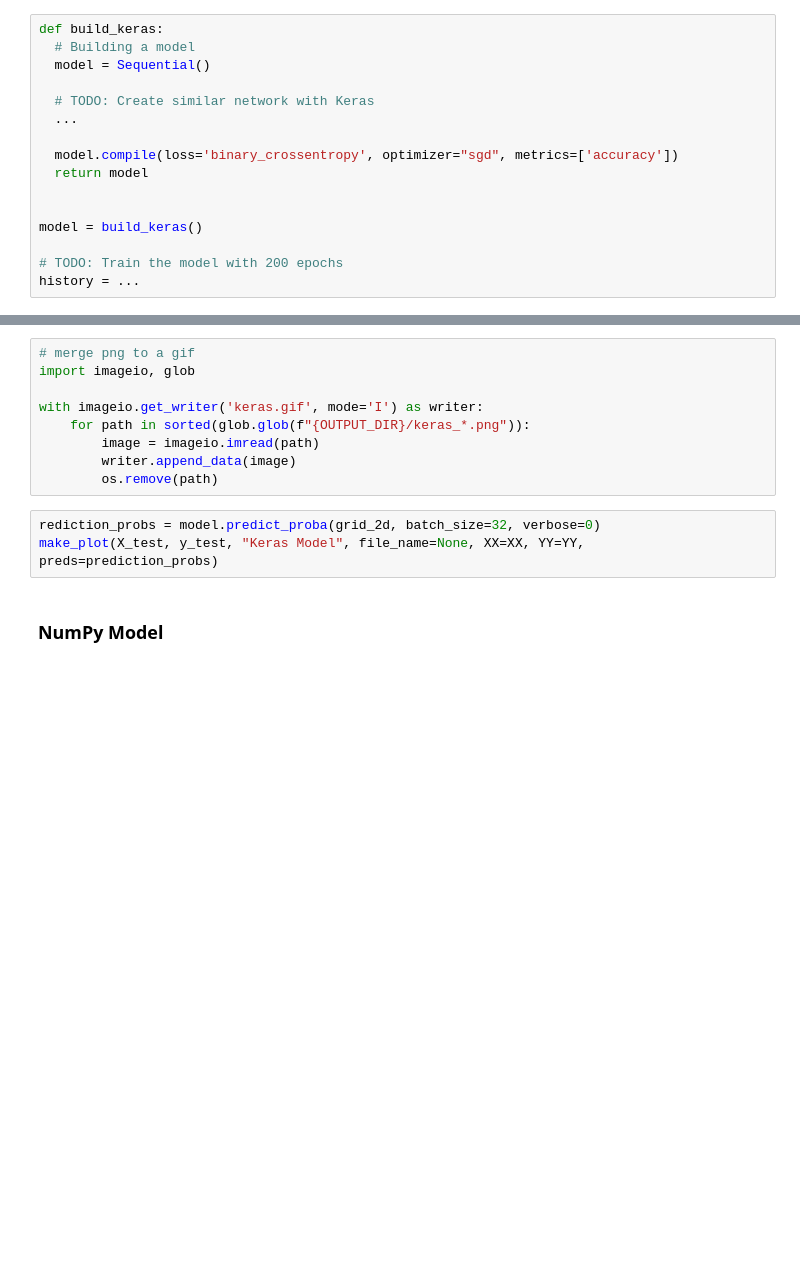
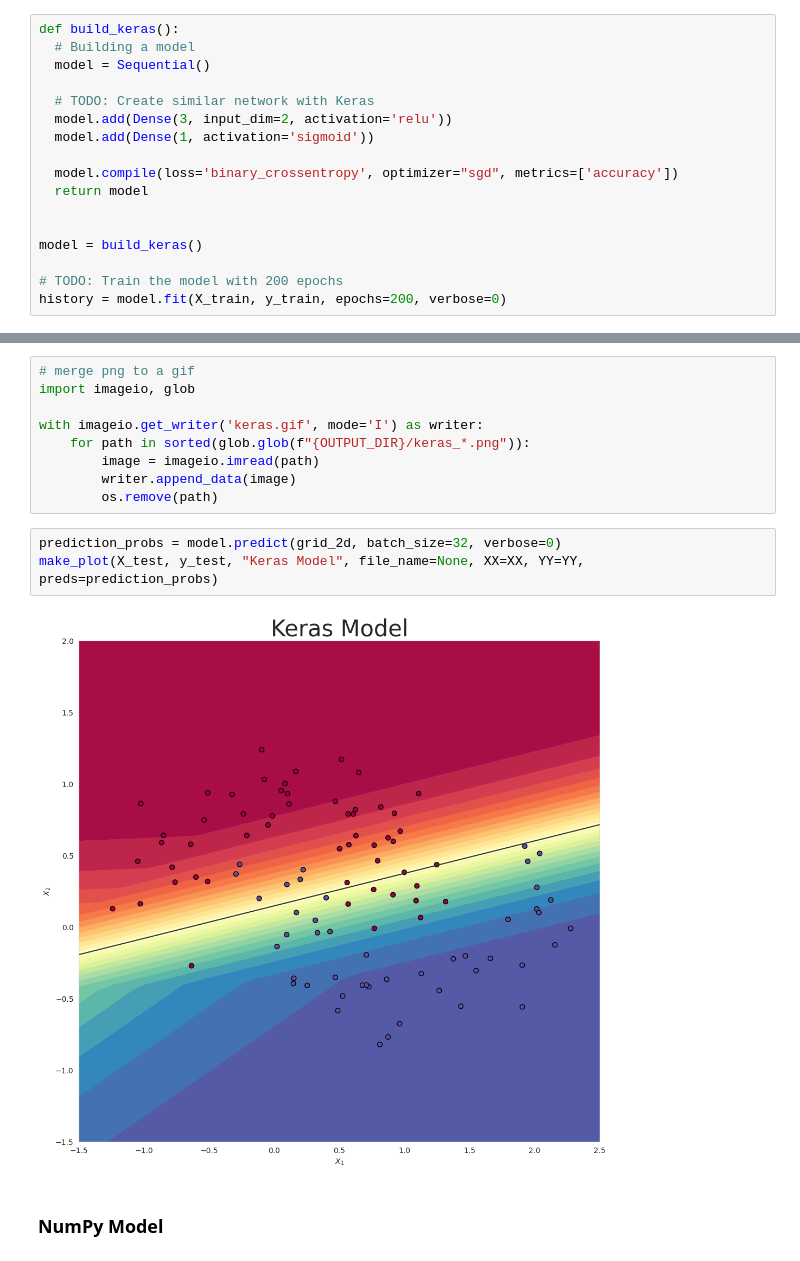
Before and after one commit to peenalGupta/Data-Analytics-3-Labs, a Jupyter notebook: 04_Backward_Propagation_with_NumPy.ipynb, the cells around one changed output, grey strips where cells are left out. Saved outputs shown, nothing was run; the diff lists cells and outputs as text; blank space fills up the shorter version.

```diff
--- a/04_Backward_Propagation_with_NumPy.ipynb
+++ b/04_Backward_Propagation_with_NumPy.ipynb
@@ -538,12 +544,13 @@ Test set accuracy: 0.98 - David
 # %% [markdown]
 ### Keras model
 # %%
-def build_keras:
+def build_keras():
   # Building a model
   model = Sequential()
 
   # TODO: Create similar network with Keras
-  ...
+  model.add(Dense(3, input_dim=2, activation='relu'))
+  model.add(Dense(1, activation='sigmoid'))
 
   model.compile(loss='binary_crossentropy', optimizer="sgd", metrics=['accuracy'])
   return model
@@ -552,6 +559,6 @@ def build_keras:
 model = build_keras()
 
 # TODO: Train the model with 200 epochs
-history = ...
+history = model.fit(X_train, y_train, epochs=200, verbose=0)
 # %%
 # TODO: Make prediction on X_test
@@ -615,8 +620,10 @@ with imageio.get_writer('keras.gif', mode='I') as writer:
         writer.append_data(image)
         os.remove(path)
 # %%
-rediction_probs = model.predict_proba(grid_2d, batch_size=32, verbose=0)
+prediction_probs = model.predict(grid_2d, batch_size=32, verbose=0)
 make_plot(X_test, y_test, "Keras Model", file_name=None, XX=XX, YY=YY, preds=prediction_probs)
+# %% [output]
+[figure, added]
 # %% [markdown]
 ### NumPy Model
 # %%
```
Also changed, not shown: parts of 15 cells of this notebook.
